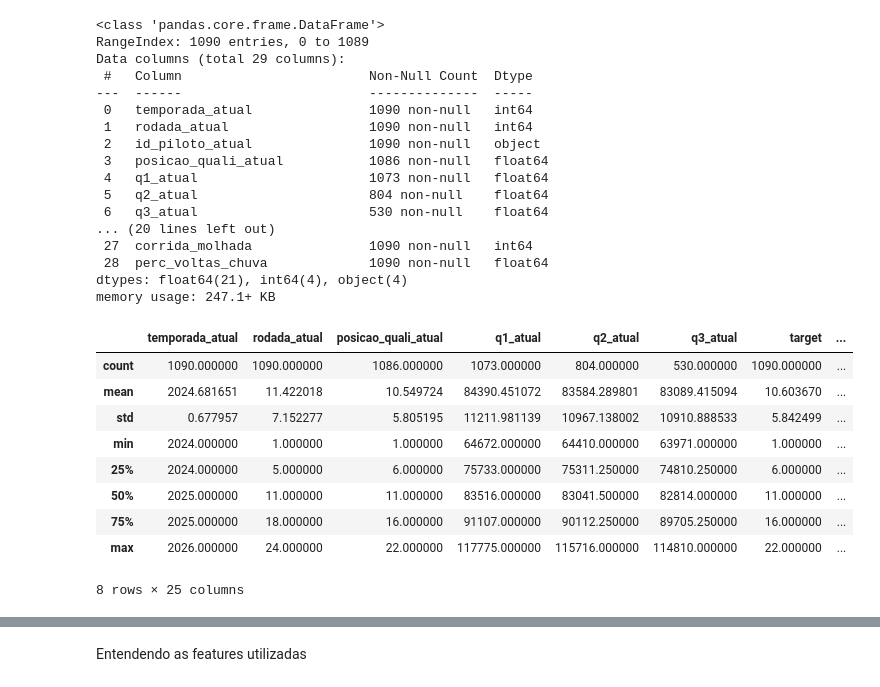
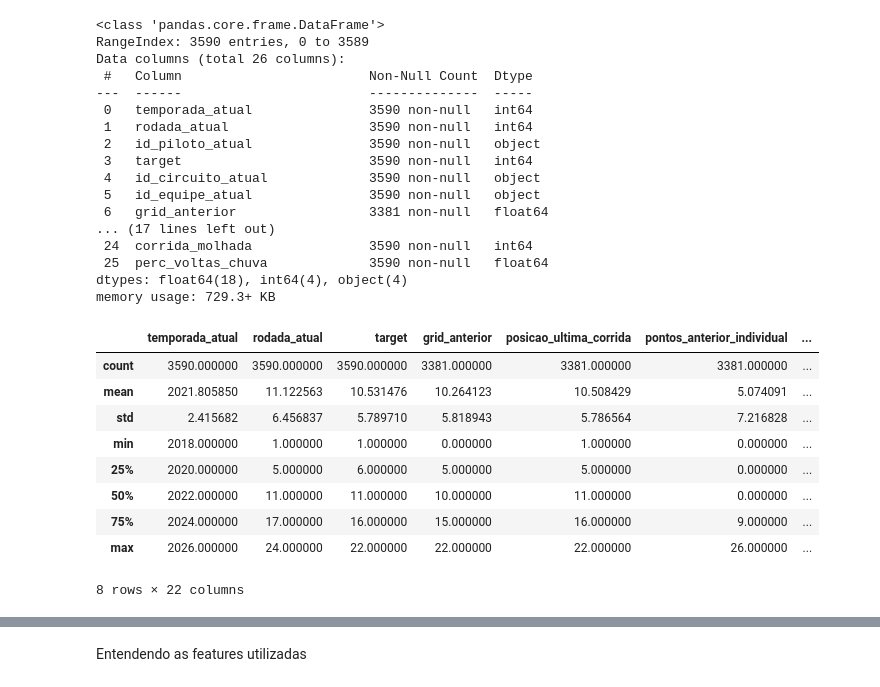
Before and after one commit to Pedro101520/f1_prediction_models, a Jupyter notebook: modelo.ipynb, the cells around one changed output, grey strips where cells are left out. Drawn from its saved outputs; the diff is of its cells as text; code cells hidden in the pictures.

```diff
--- a/modelo.ipynb
+++ b/modelo.ipynb
@@ -17,0 +9,4 @@ df.head()
+# %%
+df_sem_quali = pd.read_csv(r"DATA\oficial.csv")
+df_sem_quali.drop(columns=["posicao_quali_atual", "q1_atual", "q2_atual", "q3_atual", "dif_para_pole_atual"], inplace=True)
+df_sem_quali.head()
@@ -18,34 +21,36 @@ df.head()
 # %%
-df.info()
+df_sem_quali["posicao_equipe_anterior"] = pd.to_numeric(df_sem_quali["posicao_equipe_anterior"], errors="coerce")
+
+df_sem_quali.info()
 # %% [output]
 <class 'pandas.core.frame.DataFrame'>
-RangeIndex: 1090 entries, 0 to 1089
-Data columns (total 29 columns):
+RangeIndex: 3590 entries, 0 to 3589
+Data columns (total 26 columns):
  #   Column                        Non-Null Count  Dtype
 ---  ------                        --------------  -----
- 0   temporada_atual               1090 non-null   int64
- 1   rodada_atual                  1090 non-null   int64
- 2   id_piloto_atual               1090 non-null   object
- 3   posicao_quali_atual           1086 non-null   float64
- 4   q1_atual                      1073 non-null   float64
- 5   q2_atual                      804 non-null    float64
- 6   q3_atual                      530 non-null    float64
-... (20 lines left out)
- 27  corrida_molhada               1090 non-null   int64
- 28  perc_voltas_chuva             1090 non-null   float64
-dtypes: float64(21), int64(4), object(4)
-memory usage: 247.1+ KB
+ 0   temporada_atual               3590 non-null   int64
+ 1   rodada_atual                  3590 non-null   int64
+ 2   id_piloto_atual               3590 non-null   object
+ 3   target                        3590 non-null   int64
+ 4   id_circuito_atual             3590 non-null   object
+ 5   id_equipe_atual               3590 non-null   object
+ 6   grid_anterior                 3381 non-null   float64
+... (17 lines left out)
+ 24  corrida_molhada               3590 non-null   int64
+ 25  perc_voltas_chuva             3590 non-null   float64
+dtypes: float64(18), int64(4), object(4)
+memory usage: 729.3+ KB
 # %%
-df.describe()
+df_sem_quali.describe()
 # %% [output]
-|  | temporada_atual | rodada_atual | posicao_quali_atual | q1_atual | q2_atual | q3_atual | target | ... |
-| count | 1090.000000 | 1090.000000 | 1086.000000 | 1073.000000 | 804.000000 | 530.000000 | 1090.000000 | ... |
-| mean | 2024.681651 | 11.422018 | 10.549724 | 84390.451072 | 83584.289801 | 83089.415094 | 10.603670 | ... |
-| std | 0.677957 | 7.152277 | 5.805195 | 11211.981139 | 10967.138002 | 10910.888533 | 5.842499 | ... |
-| min | 2024.000000 | 1.000000 | 1.000000 | 64672.000000 | 64410.000000 | 63971.000000 | 1.000000 | ... |
-| 25% | 2024.000000 | 5.000000 | 6.000000 | 75733.000000 | 75311.250000 | 74810.250000 | 6.000000 | ... |
-| 50% | 2025.000000 | 11.000000 | 11.000000 | 83516.000000 | 83041.500000 | 82814.000000 | 11.000000 | ... |
-| 75% | 2025.000000 | 18.000000 | 16.000000 | 91107.000000 | 90112.250000 | 89705.250000 | 16.000000 | ... |
-| max | 2026.000000 | 24.000000 | 22.000000 | 117775.000000 | 115716.000000 | 114810.000000 | 22.000000 | ... |
+|  | temporada_atual | rodada_atual | target | grid_anterior | posicao_ultima_corrida | pontos_anterior_individual | ... |
+| count | 3590.000000 | 3590.000000 | 3590.000000 | 3381.000000 | 3381.000000 | 3381.000000 | ... |
+| mean | 2021.805850 | 11.122563 | 10.531476 | 10.264123 | 10.508429 | 5.074091 | ... |
+| std | 2.415682 | 6.456837 | 5.789710 | 5.818943 | 5.786564 | 7.216828 | ... |
+| min | 2018.000000 | 1.000000 | 1.000000 | 0.000000 | 1.000000 | 0.000000 | ... |
+| 25% | 2020.000000 | 5.000000 | 6.000000 | 5.000000 | 5.000000 | 0.000000 | ... |
+| 50% | 2022.000000 | 11.000000 | 11.000000 | 10.000000 | 11.000000 | 0.000000 | ... |
+| 75% | 2024.000000 | 17.000000 | 16.000000 | 15.000000 | 16.000000 | 9.000000 | ... |
+| max | 2026.000000 | 24.000000 | 22.000000 | 22.000000 | 22.000000 | 26.000000 | ... |
-8 rows × 25 columns
+8 rows × 22 columns
 # %%
```
Also changed, not shown: parts of 11 cells of this notebook, 16 other files.
